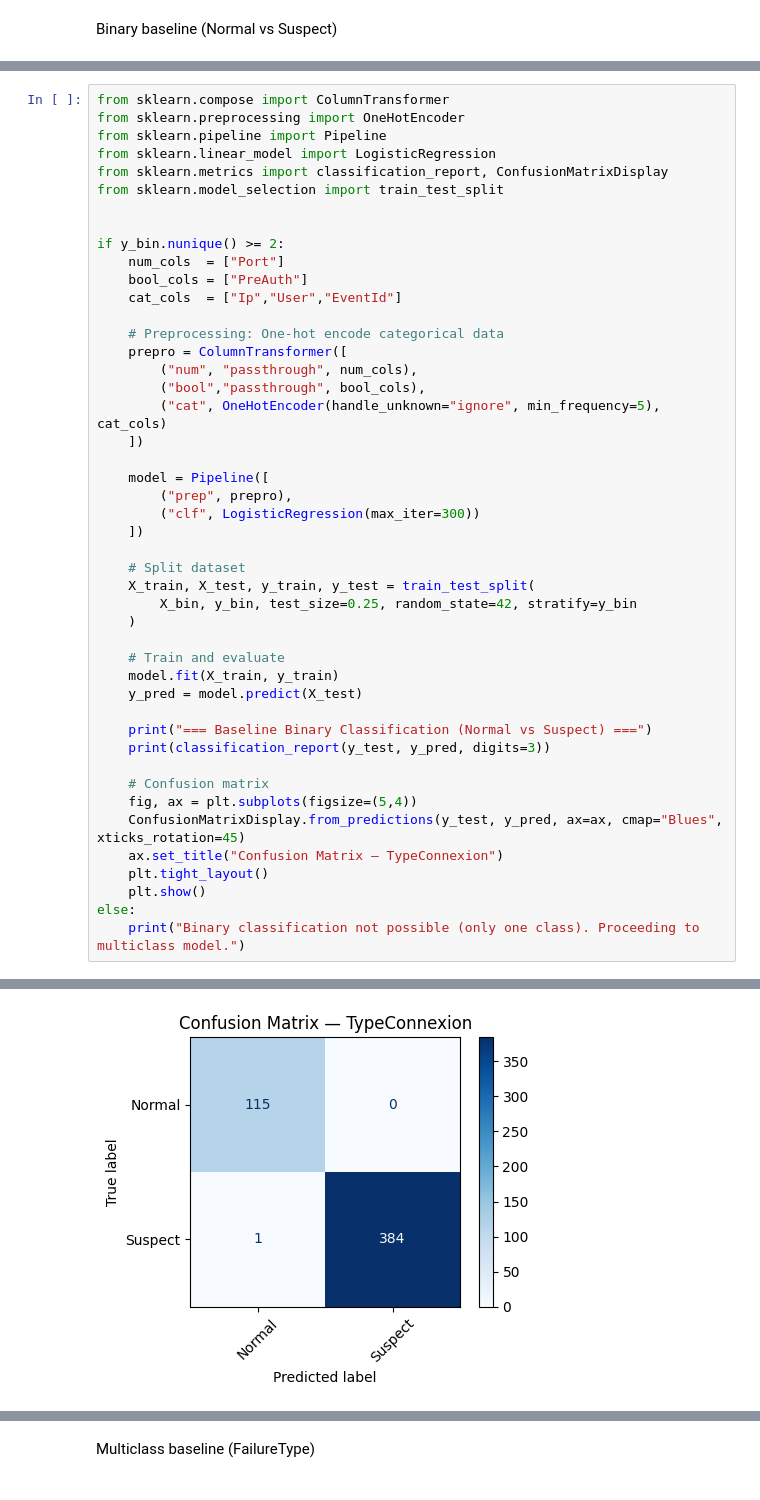
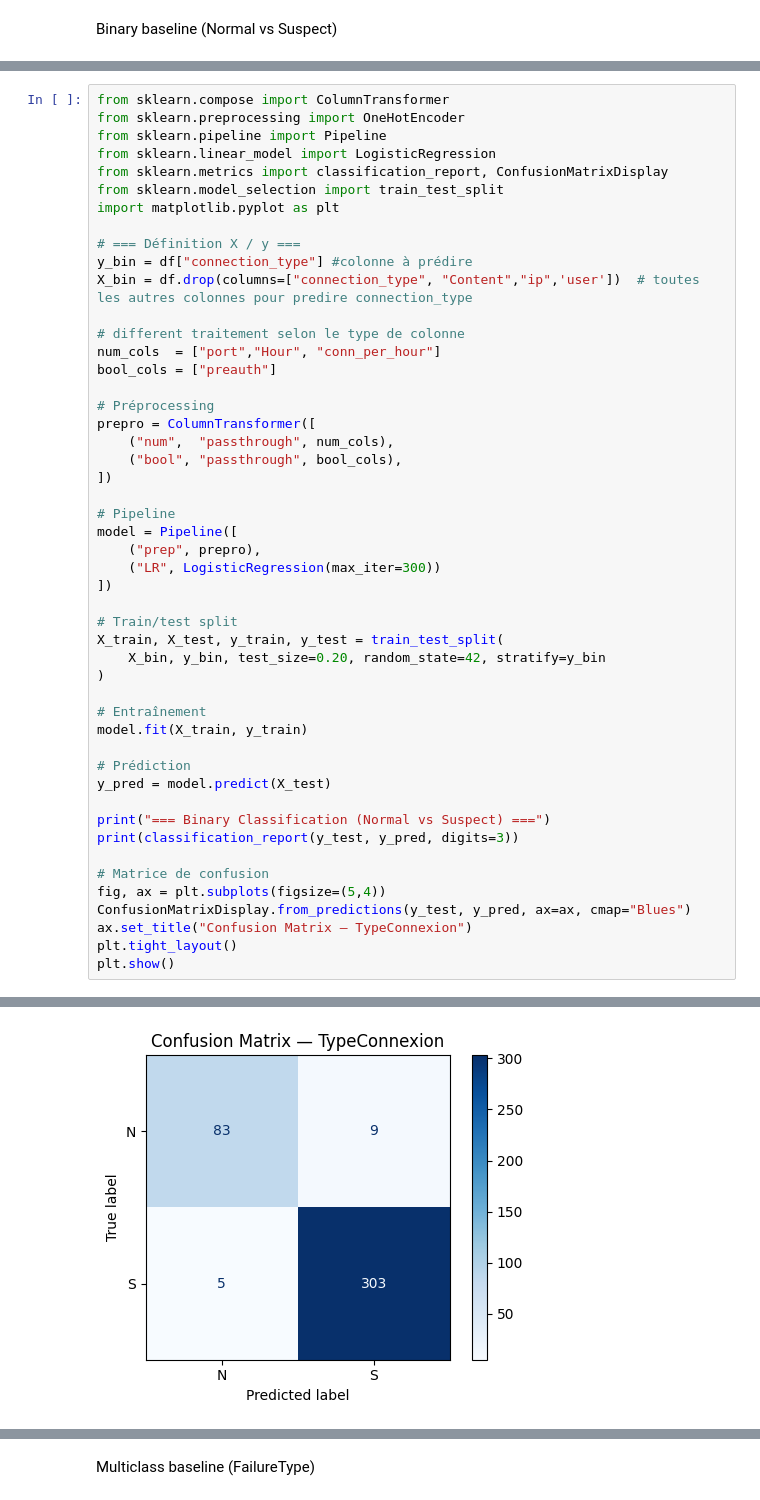
Before and after one commit to ChloeDaunas/Projet-Machine-Learning, a Jupyter notebook: Project.ipynb, the cells around one changed output, grey strips where cells are left out. Saved outputs shown, nothing was run; the diff lists cells and outputs as text.

```diff
--- a/Project.ipynb
+++ b/Project.ipynb
@@ -202,43 +379,46 @@ from sklearn.pipeline import Pipeline
 from sklearn.linear_model import LogisticRegression
 from sklearn.metrics import classification_report, ConfusionMatrixDisplay
 from sklearn.model_selection import train_test_split
+import matplotlib.pyplot as plt
 
+# === Définition X / y ===
+y_bin = df["connection_type"] #colonne à prédire
+X_bin = df.drop(columns=["connection_type", "Content","ip",'user'])  # toutes les autres colonnes pour predire connection_type
 
-if y_bin.nunique() >= 2:
-    num_cols  = ["Port"]
-    bool_cols = ["PreAuth"]
-    cat_cols  = ["Ip","User","EventId"]
+# different traitement selon le type de colonne
+num_cols  = ["port","Hour", "conn_per_hour"]
+bool_cols = ["preauth"]
 
-    # Preprocessing: One-hot encode categorical data
-    prepro = ColumnTransformer([
-        ("num", "passthrough", num_cols),
-        ("bool","passthrough", bool_cols),
-        ("cat", OneHotEncoder(handle_unknown="ignore", min_frequency=5), cat_cols)
-    ])
+# Préprocessing
+prepro = ColumnTransformer([
+    ("num",  "passthrough", num_cols),
+    ("bool", "passthrough", bool_cols),
+])
 
-    model = Pipeline([
-        ("prep", prepro),
-        ("clf", LogisticRegression(max_iter=300))
-    ])
+# Pipeline
+model = Pipeline([
+    ("prep", prepro),
+    ("LR", LogisticRegression(max_iter=300))
+])
 
-    # Split dataset
-    X_train, X_test, y_train, y_test = train_test_split(
-        X_bin, y_bin, test_size=0.25, random_state=42, stratify=y_bin
-    )
+# Train/test split
+X_train, X_test, y_train, y_test = train_test_split(
+    X_bin, y_bin, test_size=0.20, random_state=42, stratify=y_bin
+)
 
-    # Train and evaluate
-    model.fit(X_train, y_train)
-    y_pred = model.predict(X_test)
+# Entraînement
+model.fit(X_train, y_train)
 
-    print("=== Baseline Binary Classification (Normal vs Suspect) ===")
-    print(classification_report(y_test, y_pred, digits=3))
+# Prédiction
+y_pred = model.predict(X_test)
 
-    # Confusion matrix
-    fig, ax = plt.subplots(figsize=(5,4))
-    ConfusionMatrixDisplay.from_predictions(y_test, y_pred, ax=ax, cmap="Blues", xticks_rotation=45)
-    ax.set_title("Confusion Matrix — TypeConnexion")
-    plt.tight_layout()
-    plt.show()
-else:
-    print("Binary classification not possible (only one class). Proceeding to multiclass model.")
+print("=== Binary Classification (Normal vs Suspect) ===")
+print(classification_report(y_test, y_pred, digits=3))
+
+# Matrice de confusion
+fig, ax = plt.subplots(figsize=(5,4))
+ConfusionMatrixDisplay.from_predictions(y_test, y_pred, ax=ax, cmap="Blues")
+ax.set_title("Confusion Matrix — TypeConnexion")
+plt.tight_layout()
+plt.show()
 # %% [output]
@@ -261 +434 @@ Please also refer to the documentation for alternative solver options:
-[figure, old version]
+[figure, new version]
```
Also changed, not shown: parts of 22 cells of this notebook, 1 other file.
